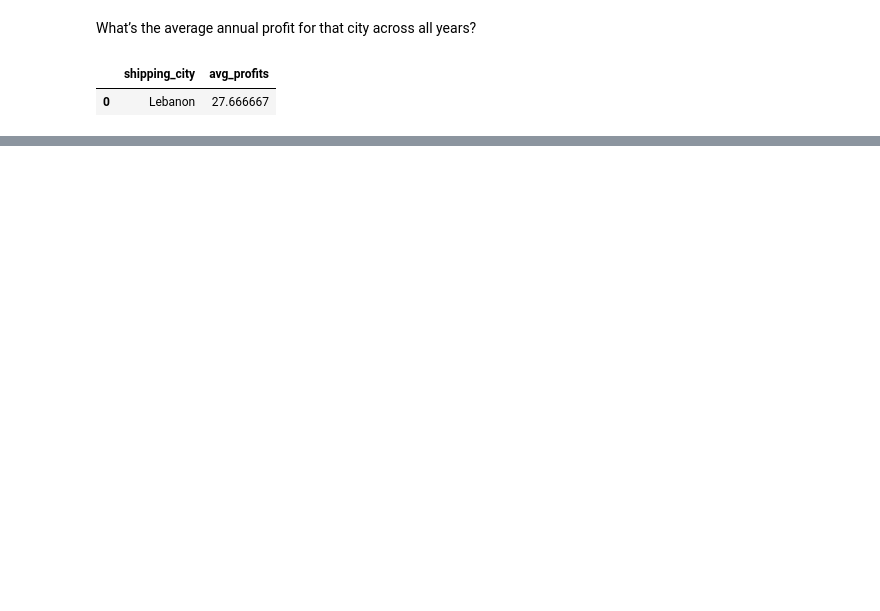
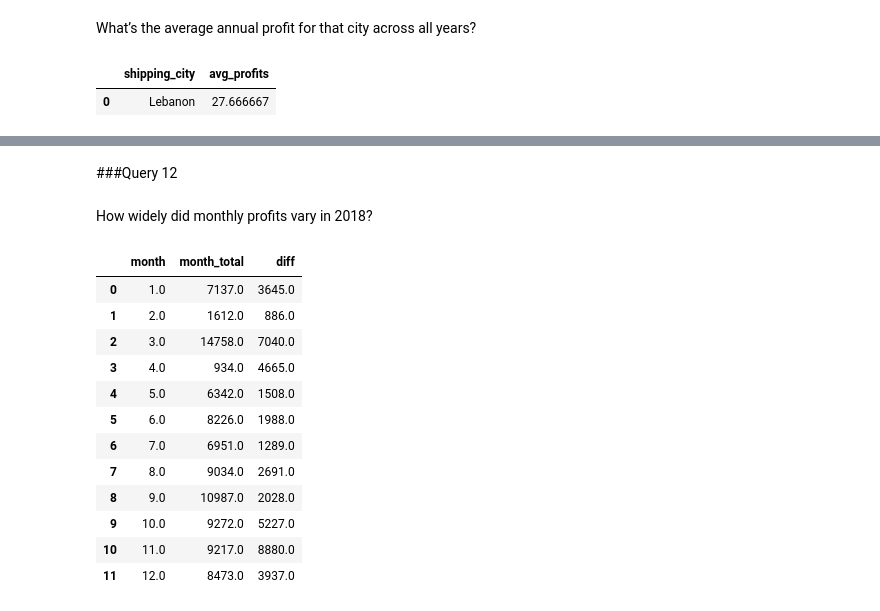
Before and after one commit to sarahajbane/colab_workbook_templates, a Jupyter notebook: MS_unicorn_project.ipynb, the cells around one changed output, grey strips where cells are left out. Cells and saved outputs as stored; diff of their text form; code cells hidden in the pictures; blank space fills up the shorter version.

```diff
--- a/MS_unicorn_project.ipynb
+++ b/MS_unicorn_project.ipynb
@@ -200,0 +290,30 @@ pd.read_sql(sa.text(query),connection)
+# %% [markdown]
+###Query 12
+# %% [markdown]
+How widely did monthly profits vary in 2018?
+# %%
+query = """
+SELECT EXTRACT(MONTH FROM order_date) AS month,
+			 sum(order_profits) AS month_total,
+			 max(order_profits)-min(order_profits) AS diff
+       -- need CTE & case when to make diff month specific
+FROM order_details
+FULL JOIN orders USING(order_id)
+WHERE EXTRACT(YEAR FROM order_date) = 2018
+GROUP BY month
+       """
+pd.read_sql(sa.text(query),connection)
+# %% [output]
+|  | month | month_total | diff |
+| 0 | 1.0 | 7137.0 | 3645.0 |
+| 1 | 2.0 | 1612.0 | 886.0 |
+| 2 | 3.0 | 14758.0 | 7040.0 |
+| 3 | 4.0 | 934.0 | 4665.0 |
+| 4 | 5.0 | 6342.0 | 1508.0 |
+| 5 | 6.0 | 8226.0 | 1988.0 |
+| 6 | 7.0 | 6951.0 | 1289.0 |
+| 7 | 8.0 | 9034.0 | 2691.0 |
+| 8 | 9.0 | 10987.0 | 2028.0 |
+| 9 | 10.0 | 9272.0 | 5227.0 |
+| 10 | 11.0 | 9217.0 | 8880.0 |
+| 11 | 12.0 | 8473.0 | 3937.0 |
```
Also changed, not shown: parts of 28 cells of this notebook.
